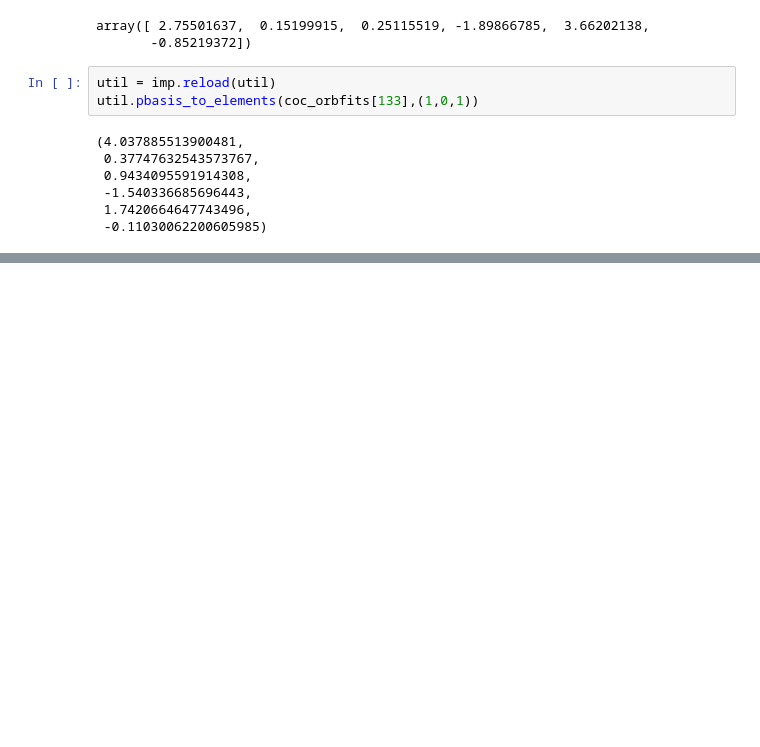
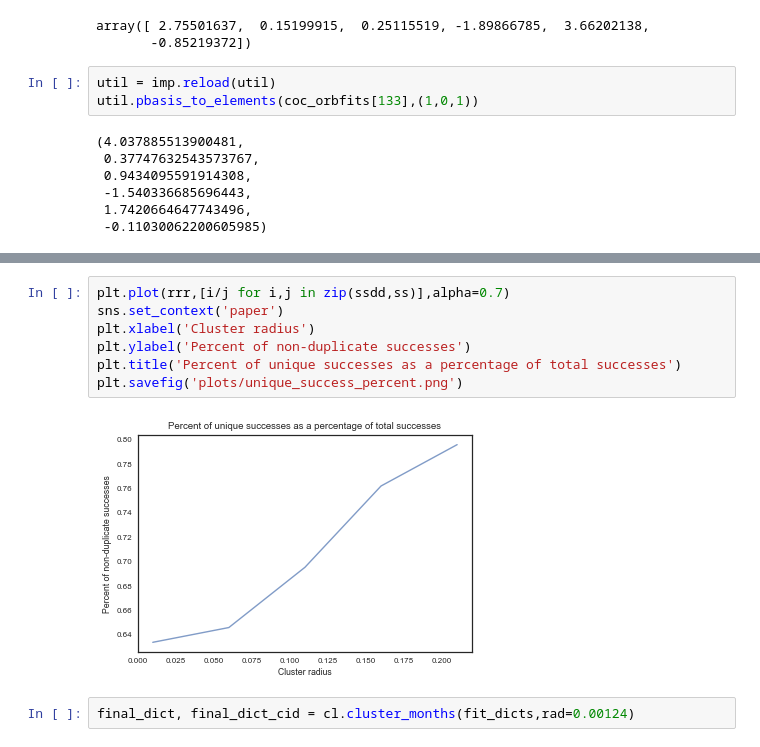
Before and after one commit to pblankley/itf_linking, a Jupyter notebook: linkitf/orbit_fitting.ipynb, the cells around one changed output, grey strips where cells are left out. Saved outputs shown, nothing was run; the diff lists cells and outputs as text; blank space fills up the shorter version.

```diff
--- a/linkitf/orbit_fitting.ipynb
+++ b/linkitf/orbit_fitting.ipynb
@@ -617,0 +717,11 @@ visual.vis_orbits(orb_elements,limits=True)
+# %%
+plt.plot(rrr,[i/j for i,j in zip(ssdd,ss)],alpha=0.7)
+sns.set_context('paper')
+plt.xlabel('Cluster radius')
+plt.ylabel('Percent of non-duplicate successes')
+plt.title('Percent of unique successes as a percentage of total successes')
+plt.savefig('plots/unique_success_percent.png')
+# %% [output]
+[figure, added]
+# %%
+final_dict, final_dict_cid = cl.cluster_months(fit_dicts,rad=0.00124)
```
Also changed, not shown: parts of 20 cells of this notebook, 18 other files.
